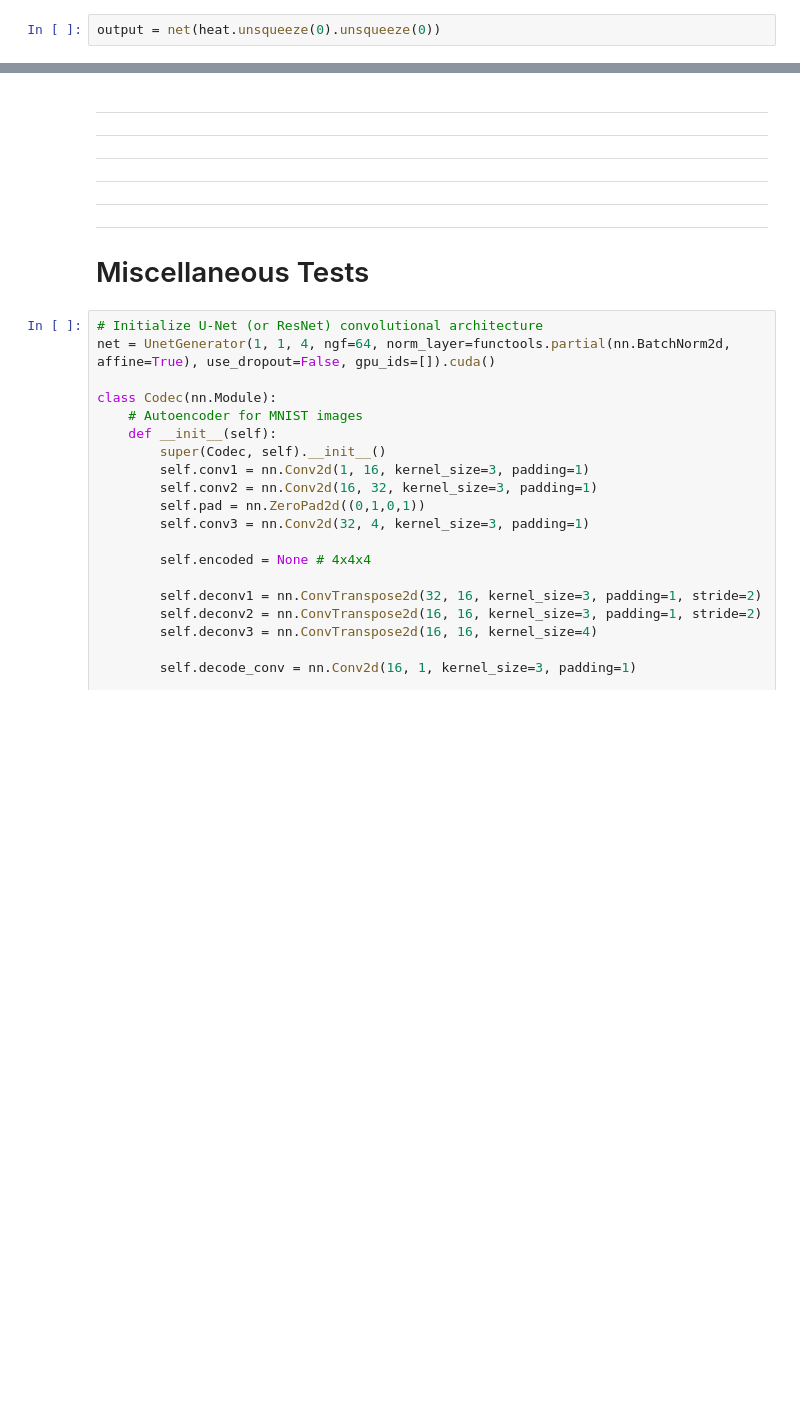
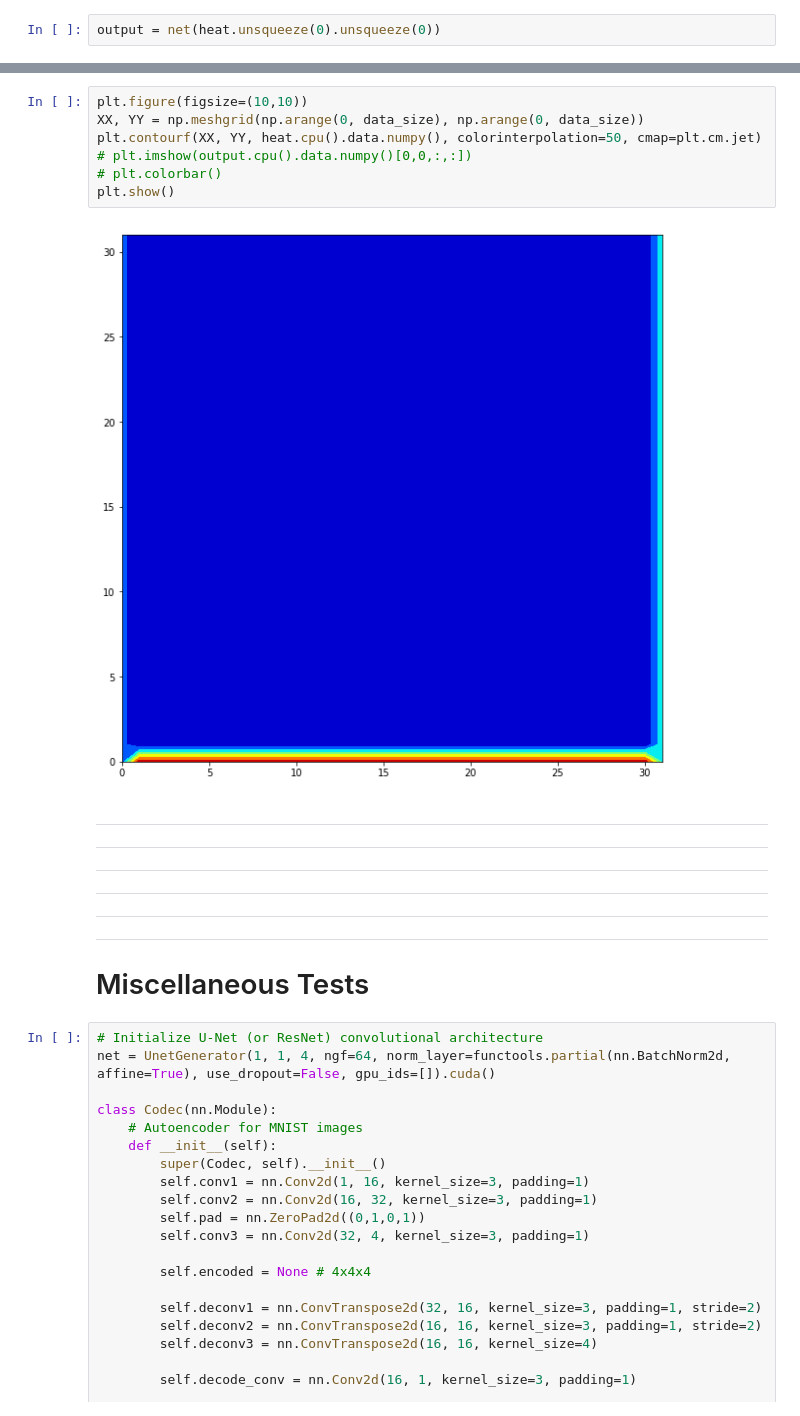
Before and after one commit to sharma409/physics_informed_heat_loss, a Jupyter notebook: physical_loss.ipynb, the cells around one changed output, grey strips where cells are left out. Saved outputs shown, nothing was run; the diff lists cells and outputs as text; blank space fills up the shorter version.

```diff
--- a/physical_loss.ipynb
+++ b/physical_loss.ipynb
@@ -206,4 +205,13 @@ plt.show()
 [figure]
+# %%
+plt.figure(figsize=(10,10))
+XX, YY = np.meshgrid(np.arange(0, data_size), np.arange(0, data_size))
+plt.contourf(XX, YY, heat.cpu().data.numpy(), colorinterpolation=50, cmap=plt.cm.jet)
+# plt.imshow(output.cpu().data.numpy()[0,0,:,:])
+# plt.colorbar()
+plt.show()
+# %% [output]
+[figure, added]
 # %% [markdown]
 ---
 
```
Also changed, not shown: parts of 7 cells of this notebook.
